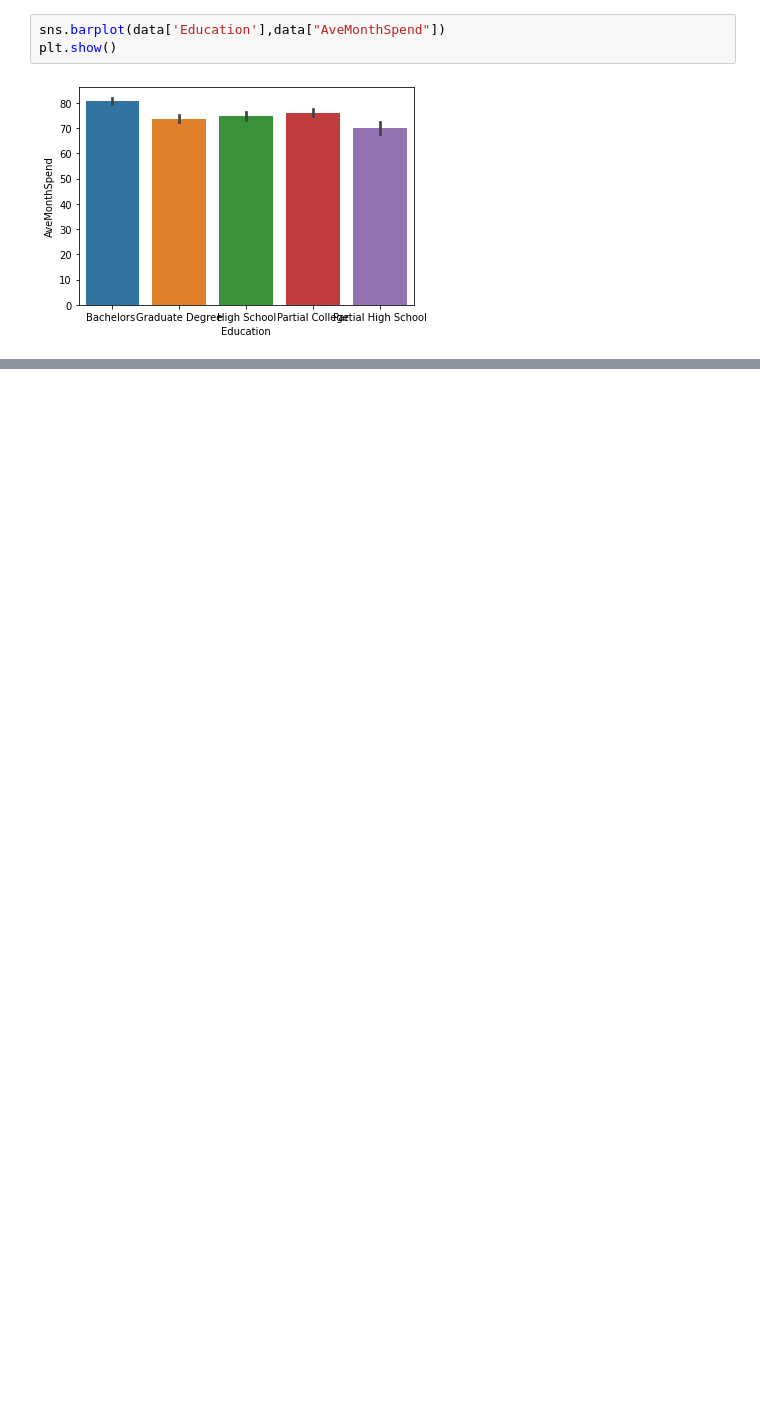
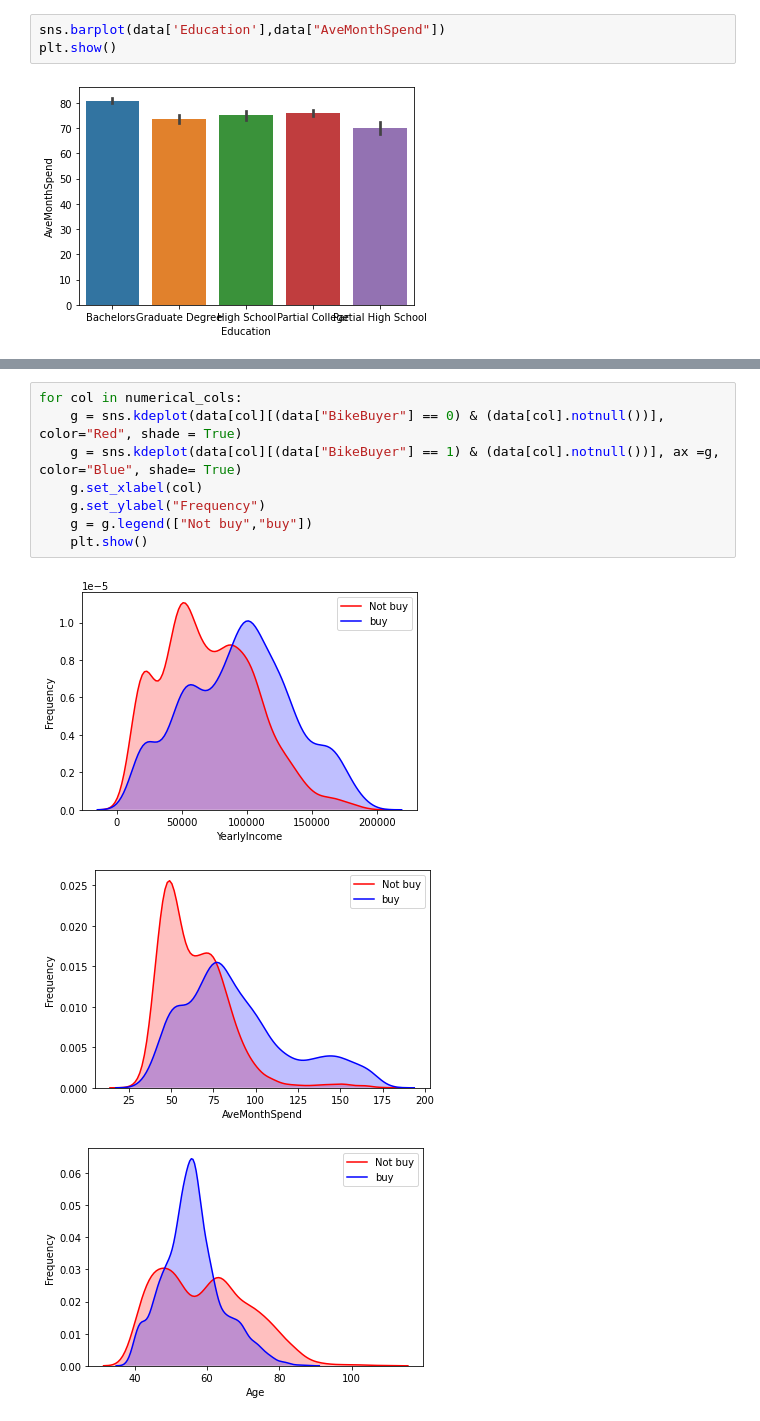
Before and after one commit to mercyIfeoluwa/Technidus-Machine-Learning-Comptition, a Jupyter notebook: Prediction_of_Customer's_Purchase_Behaviour.ipynb, the cells around one changed output, grey strips where cells are left out. Drawn from its saved outputs; the diff is of its cells as text; blank space fills up the shorter version.

```diff
--- a/Prediction_of_Customer's_Purchase_Behaviour.ipynb
+++ b/Prediction_of_Customer's_Purchase_Behaviour.ipynb
@@ -293,0 +324,12 @@ for col in categorical_cols:
+# %%
+for col in numerical_cols:
+    g = sns.kdeplot(data[col][(data["BikeBuyer"] == 0) & (data[col].notnull())], color="Red", shade = True)
+    g = sns.kdeplot(data[col][(data["BikeBuyer"] == 1) & (data[col].notnull())], ax =g, color="Blue", shade= True)
+    g.set_xlabel(col)
+    g.set_ylabel("Frequency")
+    g = g.legend(["Not buy","buy"])
+    plt.show()
+# %% [output]
+[figure, added]
+[figure, added]
+[figure, added]
```
Also changed, not shown: parts of 41 cells of this notebook.
